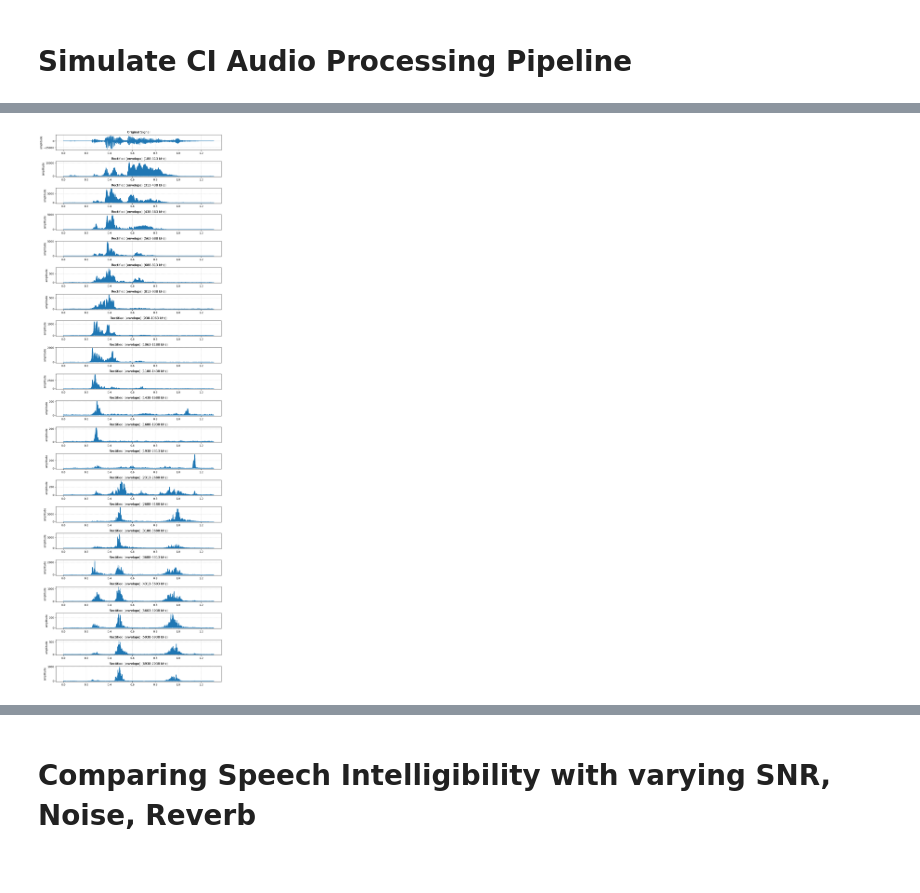
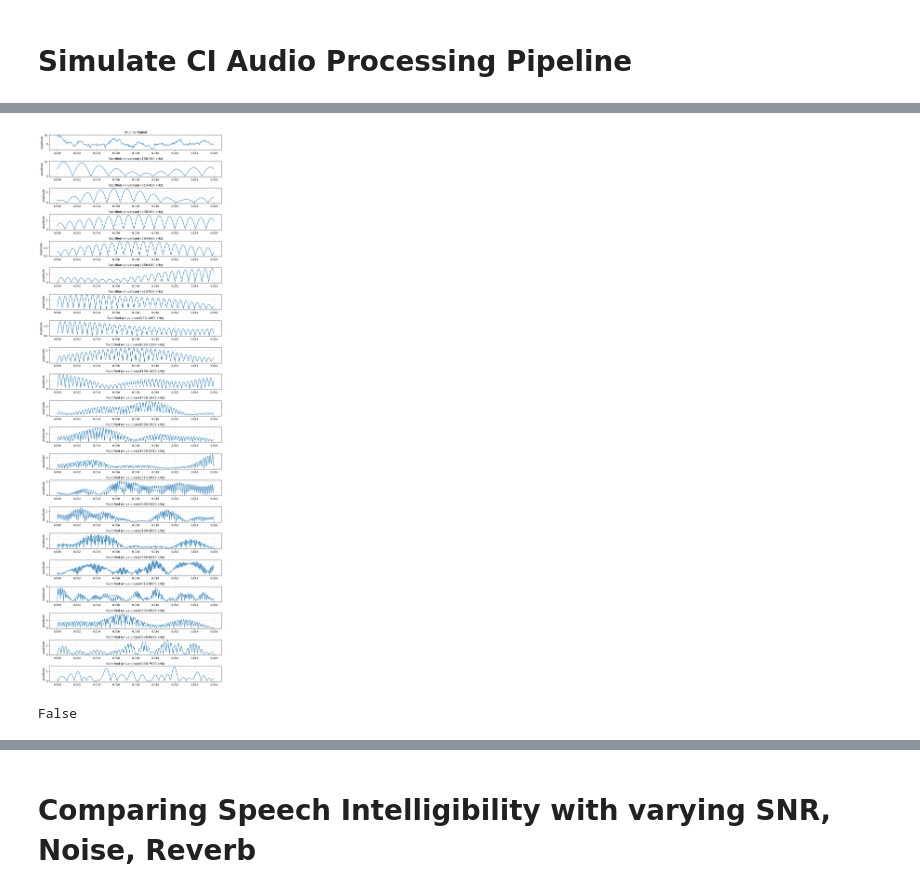
Before and after one commit to SasheO/DukeREU, a Jupyter notebook: Task 1- Simulate Audio CI Processing Pipeline.ipynb, the cells around one changed output, grey strips where cells are left out. Cells and saved outputs as stored; diff of their text form; code cells hidden in the pictures.

Commit message:
tried to apply hamming window to rectify high pitch with overlap
didn't work, this is just a checkpoint

```diff
--- a/Task 1- Simulate Audio CI Processing Pipeline.ipynb
+++ b/Task 1- Simulate Audio CI Processing Pipeline.ipynb
@@ -168,25 +173,25 @@ for indx in range(len(bandpassed_frequencies_low_to_high)):
 # %%
 # display result Rectified
 fig, axes = plt.subplots(len(enveloped_frequencies_low_to_high)+1, figsize=(10, 30))
 axes[0].set_title("Original Signal")
 axes[0].grid(alpha=.5, ls='--')
-axes[0].plot(times, data)
+axes[0].plot(times[:frame_step*2], data[:frame_step*2])
 axes[0].set_ylabel('amplitude')
 # axes[0].set_xbound(lower=0.4, upper=0.42) # show a 20 ms snippet
 # ax1.margins(.1, .1)
 indx = 0
 for ax in axes[1:]:
     low,high = frequency_ranges[indx], frequency_ranges[indx+1]
     ax.set_title(f"Rectified (envelope) ({low}-{high} kHz)")
     ax.grid(alpha=.5, ls='--')
-    ax.plot(times, enveloped_frequencies_low_to_high[indx])
+    ax.plot(times[:frame_step*2], enveloped_frequencies_low_to_high[indx][:frame_step*2])
     ax.set_ylabel('amplitude')
 #     ax.set_xbound(lower=0.4, upper=0.42) # show a 20 ms snippet
 #     ax.margins(.1, .1)
     indx += 1
 plt.tight_layout()
 plt.show()
 
 ### DO NOT JUST GET THE POSITIVE AMPLITUDE. DO "ENVELOPE EXTRACTION"
 # %% [output]
-[figure, old version]
+[figure, new version]
@@ -193 +210,5 @@ plt.show()
+# %%
+len(hamming)==frame_step
+# %% [output]
+False
 # %%
```
Also changed, not shown: parts of 45 cells of this notebook, 16 other files.
